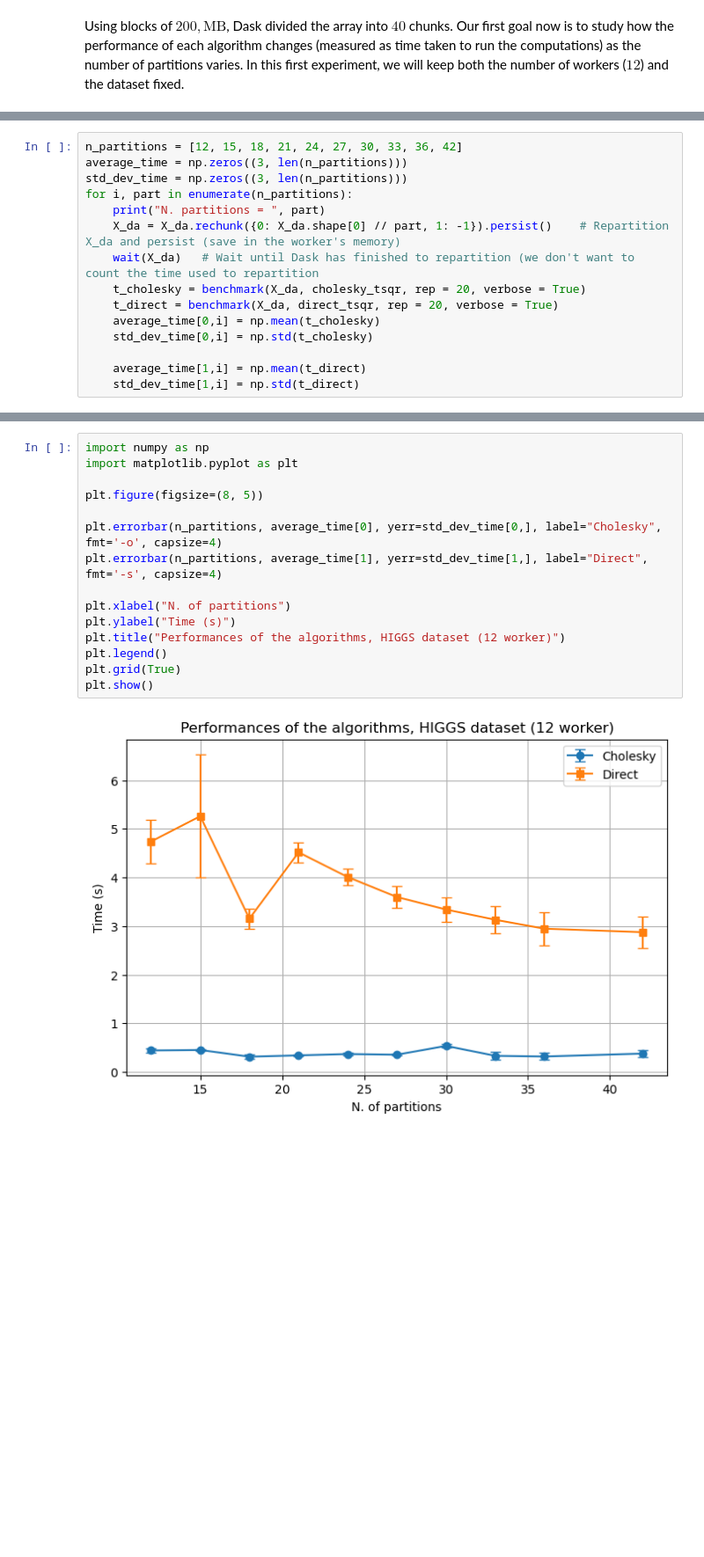
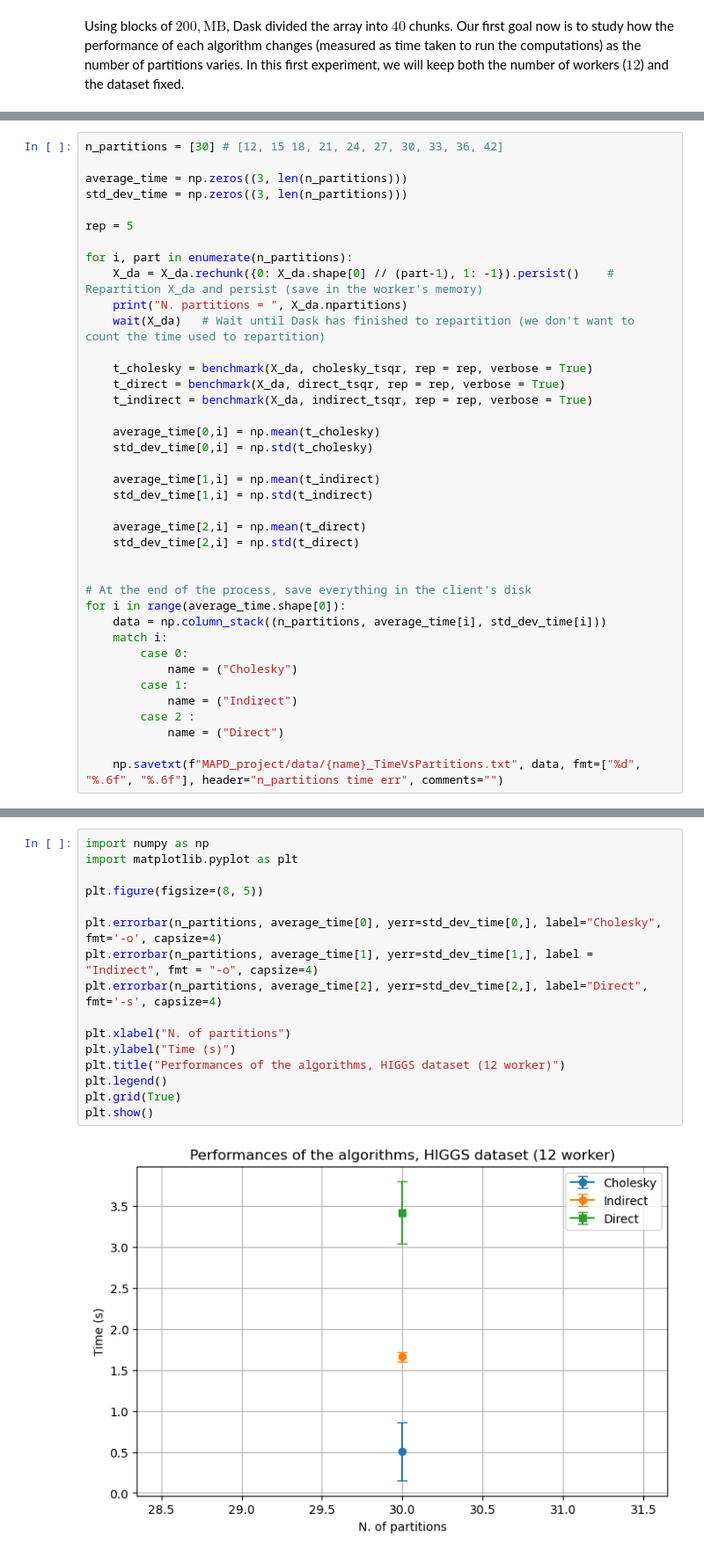
Before and after one commit to AlessandroMiotto/MAPD_project, a Jupyter notebook: Benchmark.ipynb, the cells around one changed output, grey strips where cells are left out. Shown at 88% size. Saved outputs shown, nothing was run; the diff lists cells and outputs as text; blank space fills up the shorter version.

Commit message:
Quasi-finished comparison vs n_partitions; all three functions implemented (lorenzo)

```diff
--- a/Benchmark.ipynb
+++ b/Benchmark.ipynb
@@ -77,16 +86,40 @@ def benchmark(X_da, algorithm, rep = 20, verbose = False):
 # %%
-n_partitions = [12, 15, 18, 21, 24, 27, 30, 33, 36, 42]
+n_partitions = [30] # [12, 15 18, 21, 24, 27, 30, 33, 36, 42]
+
 average_time = np.zeros((3, len(n_partitions)))
 std_dev_time = np.zeros((3, len(n_partitions)))
+
+rep = 5
+
 for i, part in enumerate(n_partitions):
-    print("N. partitions = ", part)
-    X_da = X_da.rechunk({0: X_da.shape[0] // part, 1: -1}).persist()    # Repartition X_da and persist (save in the worker's memory)
-    wait(X_da)   # Wait until Dask has finished to repartition (we don't want to count the time used to repartition
-    t_cholesky = benchmark(X_da, cholesky_tsqr, rep = 20, verbose = True)
-    t_direct = benchmark(X_da, direct_tsqr, rep = 20, verbose = True)
+    X_da = X_da.rechunk({0: X_da.shape[0] // (part-1), 1: -1}).persist()    # Repartition X_da and persist (save in the worker's memory)
+    print("N. partitions = ", X_da.npartitions)
+    wait(X_da)   # Wait until Dask has finished to repartition (we don't want to count the time used to repartition)
+
+    t_cholesky = benchmark(X_da, cholesky_tsqr, rep = rep, verbose = True)
+    t_direct = benchmark(X_da, direct_tsqr, rep = rep, verbose = True)
+    t_indirect = benchmark(X_da, indirect_tsqr, rep = rep, verbose = True)
+
     average_time[0,i] = np.mean(t_cholesky)
     std_dev_time[0,i] = np.std(t_cholesky)
 
-    average_time[1,i] = np.mean(t_direct)
-    std_dev_time[1,i] = np.std(t_direct)
+    average_time[1,i] = np.mean(t_indirect)
+    std_dev_time[1,i] = np.std(t_indirect)
+
+    average_time[2,i] = np.mean(t_direct)
+    std_dev_time[2,i] = np.std(t_direct)
+
+
+# At the end of the process, save everything in the client's disk
+for i in range(average_time.shape[0]):
+    data = np.column_stack((n_partitions, average_time[i], std_dev_time[i]))
+    match i:
+        case 0:
+            name = ("Cholesky")
+        case 1:
+            name = ("Indirect")
+        case 2 :
+            name = ("Direct")
+
+    np.savetxt(f"MAPD_project/data/{name}_TimeVsPartitions.txt", data, fmt=["%d", "%.6f", "%.6f"], header="n_partitions time err", comments="")
 # %% [output]
@@ -113,18 +132,19 @@ Fun: direct_tsqr , completion status: 0 1 2 3 4 5 6 7 8 9 10 11 12 13 14 15 16 1
 # %%
 import numpy as np
 import matplotlib.pyplot as plt
 
 plt.figure(figsize=(8, 5))
 
 plt.errorbar(n_partitions, average_time[0], yerr=std_dev_time[0,], label="Cholesky", fmt='-o', capsize=4)
-plt.errorbar(n_partitions, average_time[1], yerr=std_dev_time[1,], label="Direct", fmt='-s', capsize=4)
+plt.errorbar(n_partitions, average_time[1], yerr=std_dev_time[1,], label = "Indirect", fmt = "-o", capsize=4)
+plt.errorbar(n_partitions, average_time[2], yerr=std_dev_time[2,], label="Direct", fmt='-s', capsize=4)
 
 plt.xlabel("N. of partitions")
 plt.ylabel("Time (s)")
 plt.title("Performances of the algorithms, HIGGS dataset (12 worker)")
 plt.legend()
 plt.grid(True)
 plt.show()
 # %% [output]
-[figure, old version]
+[figure, new version]
 # %% [markdown]
```
Also changed, not shown: parts of 14 cells of this notebook, 6 other files.
